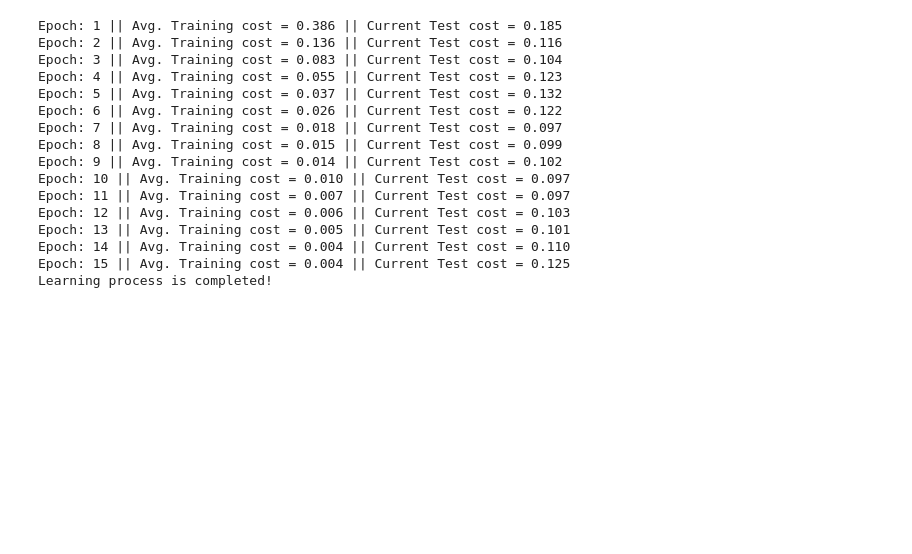
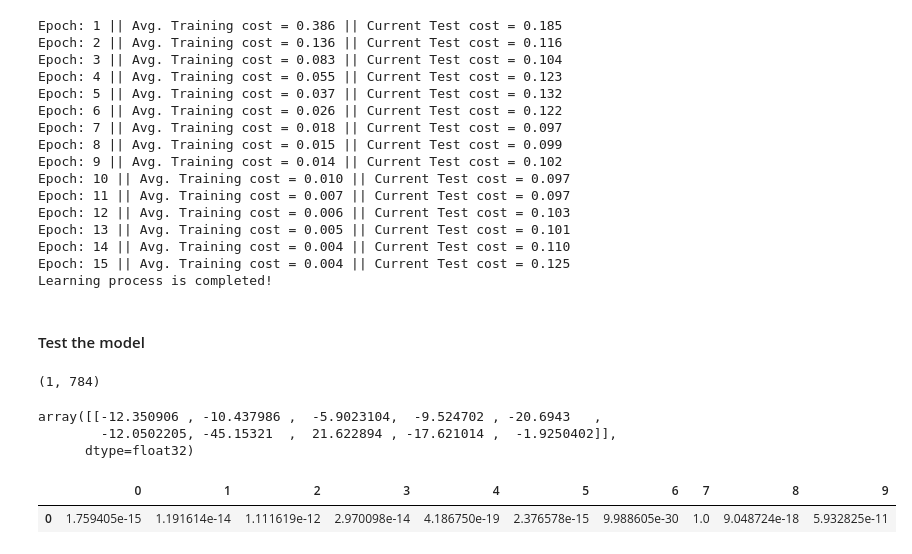
Before and after one commit to LEEHM97/TIL, a Jupyter notebook: 딥러닝Advance/Classification 2-layers baseline with mnist_v1.ipynb, the cells around one changed output. Cells and saved outputs as stored; diff of their text form; code cells hidden in the pictures; blank space fills up the shorter version.

```diff
--- a/딥러닝Advance/Classification 2-layers baseline with mnist_v1.ipynb
+++ b/딥러닝Advance/Classification 2-layers baseline with mnist_v1.ipynb
@@ -224,3 +224,27 @@ Epoch: 13 || Avg. Training cost = 0.005 || Current Test cost = 0.101
 Epoch: 14 || Avg. Training cost = 0.004 || Current Test cost = 0.110
 Epoch: 15 || Avg. Training cost = 0.004 || Current Test cost = 0.125
 Learning process is completed!
+# %% [markdown]
+#### Test the model
+# %%
+# Test data에서 첫번째 행(1행 x 784열)을 꺼내는 코드입니다.
+
+test_data[0:1, :].shape
+# %% [output]
+(1, 784)
+# %%
+# 데이터 1건에 대해 마지막 output layer의 출력을 얻는다
+
+sess.run(model, feed_dict={X: test_data[0:1, :]})
+# %% [output]
+array([[-12.350906 , -10.437986 ,  -5.9023104,  -9.524702 , -20.6943   ,
+        -12.0502205, -45.15321  ,  21.622894 , -17.621014 ,  -1.9250402]],
+      dtype=float32)
+# %%
+# softmax 함수 씌우기
+
+prediction = sess.run(tf.nn.softmax(model), feed_dict={X: test_data[0:1, :]})
+pd.DataFrame(prediction)
+# %% [output]
+|  | 0 | 1 | 2 | 3 | 4 | 5 | 6 | 7 | 8 | 9 |
+| 0 | 1.759405e-15 | 1.191614e-14 | 1.111619e-12 | 2.970098e-14 | 4.186750e-19 | 2.376578e-15 | 9.988605e-30 | 1.0 | 9.048724e-18 | 5.932825e-11 |
```
Also changed, not shown: parts of 6 cells of this notebook.
